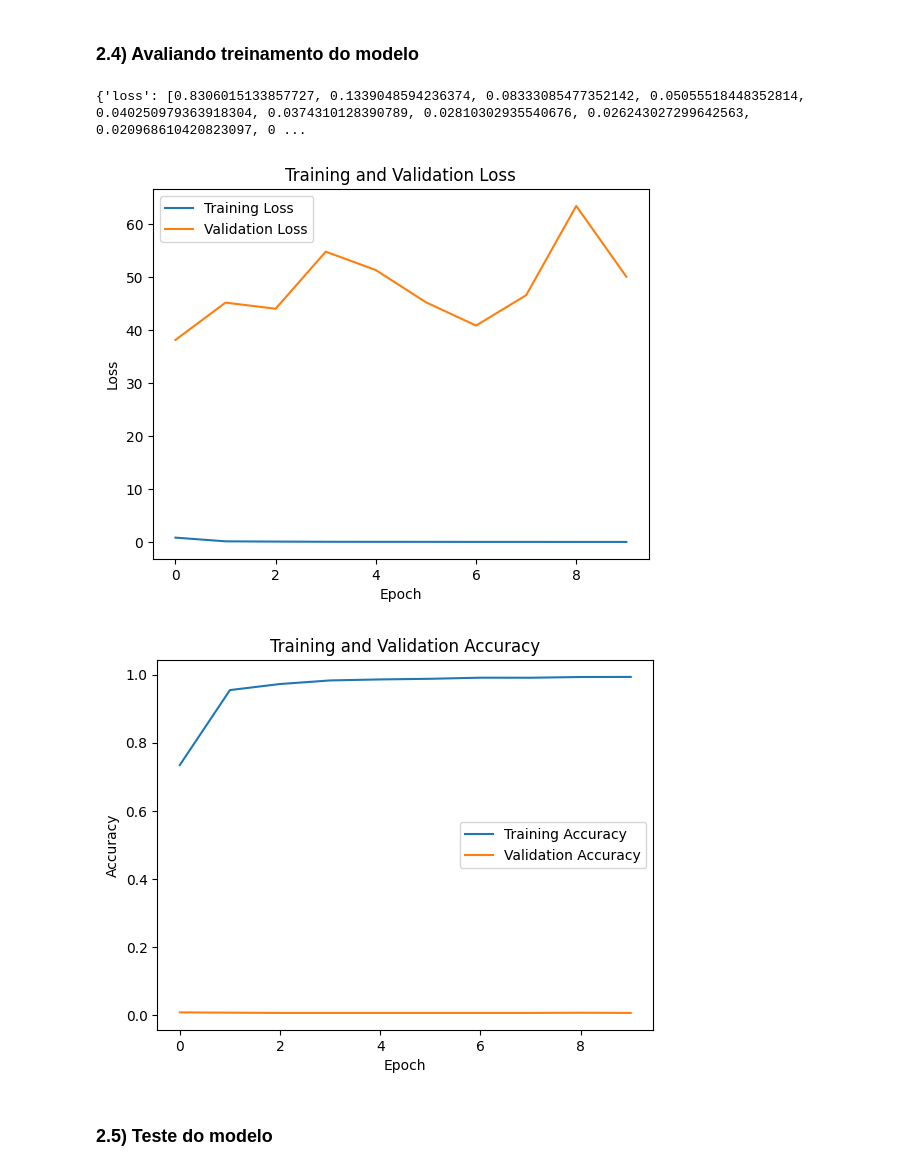
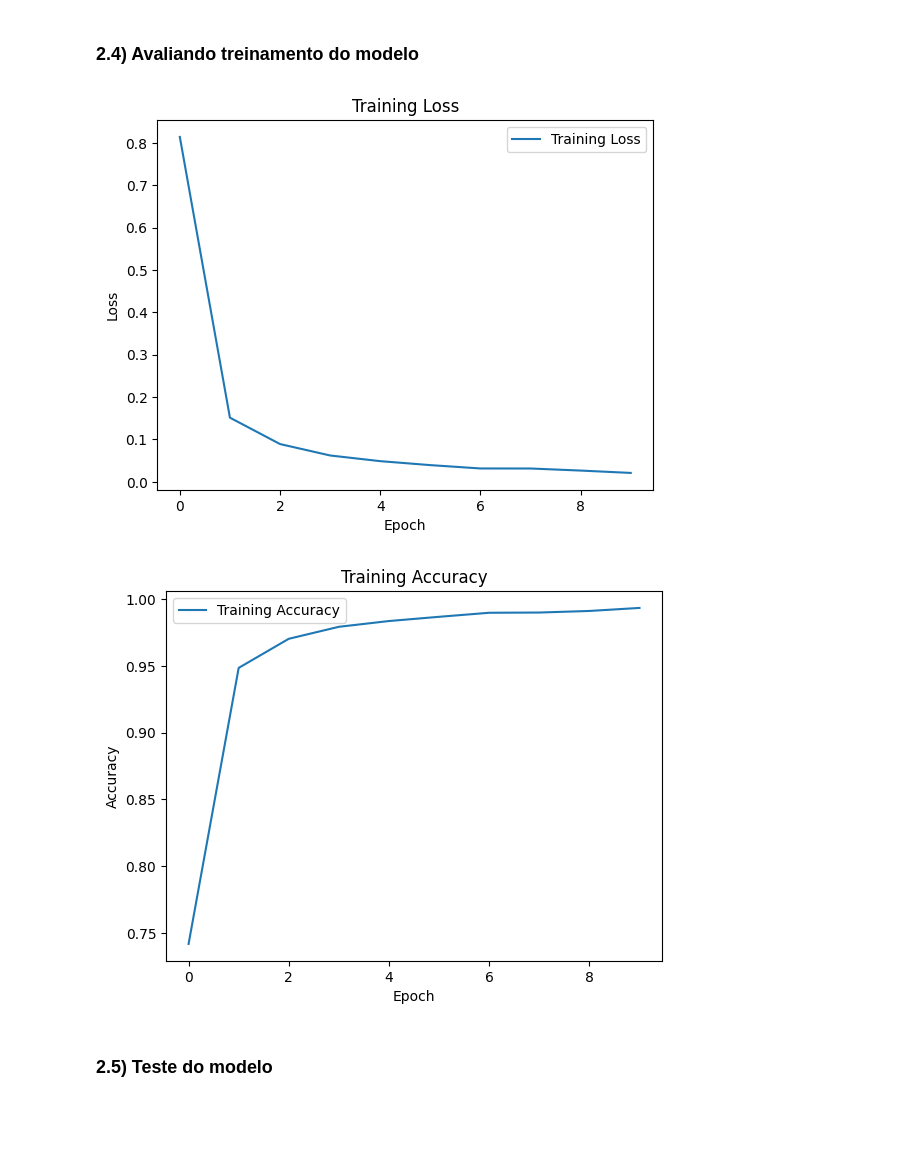
Before and after one commit to Ktzani/detectcao-de-sinais-libras, a Jupyter notebook: tp.ipynb, the cells around one changed output. Drawn from its saved outputs; the diff is of its cells as text; code cells hidden in the pictures; blank space fills up the shorter version.

```diff
--- a/tp.ipynb
+++ b/tp.ipynb
@@ -82,7 +82,7 @@ print(set(y_train))
 ### 2.2) Treinamento do modelo
 # %%
 model = simple_CNN_model()
-history = model.fit(X_train, y_train_one_hot, epochs=10, validation_split=0.2)
+history = model.fit(X_train, y_train_one_hot, epochs=10)
 # %% [output]
 Model: "sequential_1"
 _________________________________________________________________
@@ -106,25 +106,22 @@ Epoch 10/10
 # %%
 # Plotar o gráfico de Loss
 plt.plot(history.history['loss'], label='Training Loss')
-plt.plot(history.history['val_loss'], label='Validation Loss')
-plt.title('Training and Validation Loss')
+plt.title('Training Loss')
 plt.xlabel('Epoch')
 plt.ylabel('Loss')
 plt.legend()
 plt.show()
 
 # Plotar o gráfico de Acurácia
 plt.plot(history.history['accuracy'], label='Training Accuracy')
-plt.plot(history.history['val_accuracy'], label='Validation Accuracy')
-plt.title('Training and Validation Accuracy')
+plt.title('Training Accuracy')
 plt.xlabel('Epoch')
 plt.ylabel('Accuracy')
 plt.legend()
 plt.show()
 # %% [output]
-{'loss': [0.8306015133857727, 0.1339048594236374, 0.08333085477352142, 0.05055518448352814, 0.040250979363918304, 0.0374310128390789, 0.02810302935540676, 0.026243027299642563, 0.020968610420823097, 0 ...
-[figure, old version]
+[figure, new version]
-[figure, old version]
+[figure, new version]
 # %% [markdown]
 ### 2.5) Teste do modelo
 # %%
```
Also changed, not shown: parts of 8 cells of this notebook.
